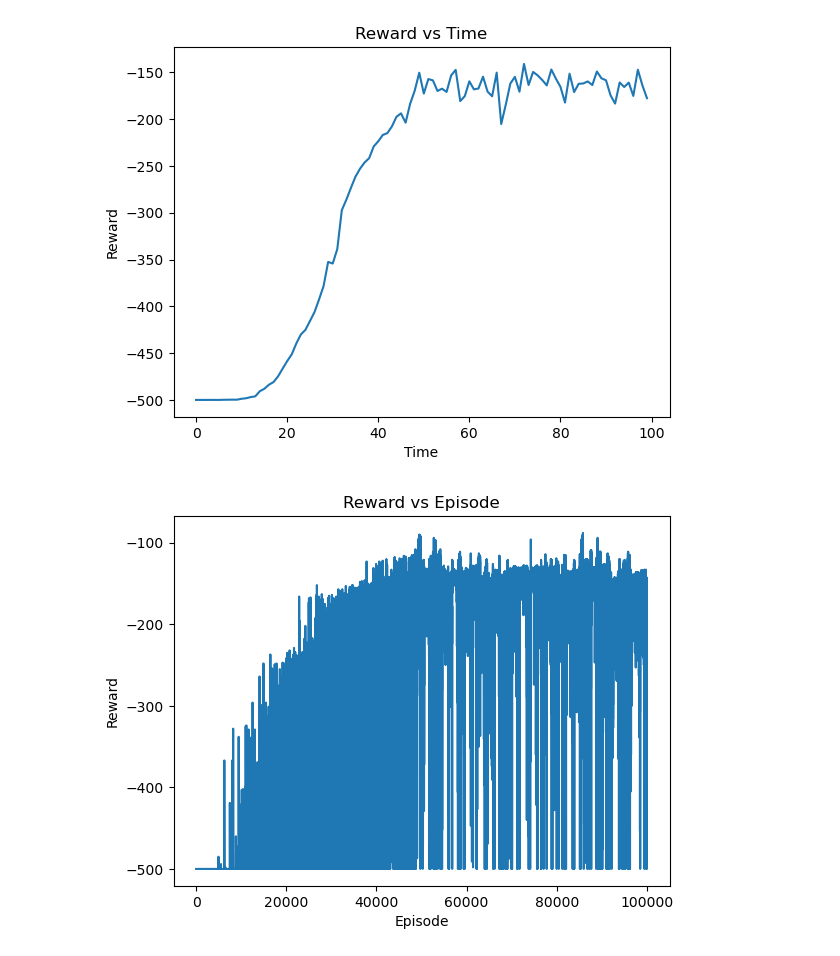
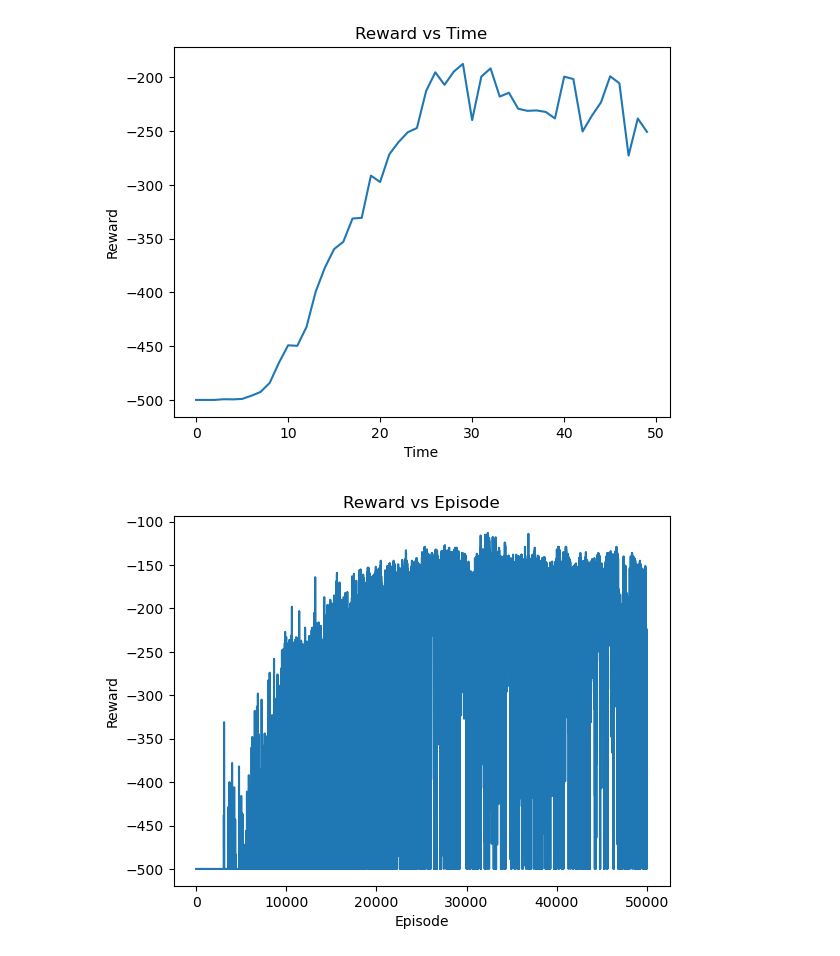
Before and after one commit to nicoandreoli2000/obligatorio-ia, a Jupyter notebook: MountainCar/mountaincar.ipynb, the cells around one changed output. Cells and saved outputs as stored; diff of their text form; code cells hidden in the pictures.

```diff
--- a/MountainCar/mountaincar.ipynb
+++ b/MountainCar/mountaincar.ipynb
@@ -38,14 +38,15 @@ def run_mountain_car(Q, epsilon, alpha, gamma):
         state = newState
     return totalReward
 # %%
-numOfEpisodes = 1000000
+numOfEpisodes = 50000
 printInterval = 1000
 
 epsilon=1
+minEpsilon = 0.01
 reduction = 2*epsilon/numOfEpisodes
 
 alpha=0.1
-gamma=0.999
+gamma=0.5
 
 totalRewards = np.zeros(numOfEpisodes)
 totalQ = np.zeros(numOfEpisodes)
@@ -54,8 +55,11 @@ for i in range(numOfEpisodes):
     totalReward = run_mountain_car(Q, epsilon, alpha, gamma)
     totalRewards[i] = totalReward
     totalQ[i] = np.mean(Q)
-    if epsilon > 0.01:
+    if epsilon > minEpsilon:
         epsilon -= reduction
     if (i+1) % printInterval == 0:
         print(f"Episode {i+1} out of {numOfEpisodes}; Reward {totalReward}; Epsilon {epsilon}")
+
+
+# falta el test
 # %% [output]
@@ -67,43 +83,44 @@ Episode 5000 out of 1000000; Reward -500.0; Epsilon 0.9900000000002676
 # %%
-avgRewards = np.zeros((int)(numOfEpisodes/printInterval))
-avgQ = np.zeros((int)(numOfEpisodes/printInterval))
+continuousInterval = 1000
+avgRewards = np.zeros((int)(numOfEpisodes/continuousInterval))
+avgQ = np.zeros((int)(numOfEpisodes/continuousInterval))
 
 for i in range(numOfEpisodes):
-    if (i+1) % printInterval == 0:
-        index = (int)(i/printInterval)
-        avgQ[index] = np.mean(totalQ[i+1-printInterval:i+1])
-        avgRewards[index] = np.mean(totalRewards[i+1-printInterval:i+1])
+    if (i+1) % continuousInterval == 0:
+        index = (int)(i/continuousInterval)
+        avgQ[index] = np.mean(totalQ[i+1-continuousInterval:i+1])
+        avgRewards[index] = np.mean(totalRewards[i+1-continuousInterval:i+1])
 
 
 
 plot.plot(avgRewards)
 plot.xlabel("Time")
 plot.ylabel("Reward")
 plot.title("Reward vs Time")
 plot.show()
 plot.close()
 
 plot.plot(totalRewards)
 plot.xlabel("Episode")
 plot.ylabel("Reward")
 plot.title("Reward vs Episode")
 plot.show()
 plot.close()
 
 
 plot.plot(avgQ)
 plot.xlabel("Q")
 plot.ylabel("Time")
 plot.title("Q vs Time")
 plot.show()
 plot.close()
 
 plot.plot(totalQ)
 plot.xlabel("Episode")
 plot.ylabel("Q")
 plot.title("Q vs Episode")
 plot.show()
 plot.close()
 # %% [output]
-[figure, old version]
+[figure, new version]
-[figure, old version]
+[figure, new version]
```
Also changed, not shown: parts of 2 cells of this notebook.
